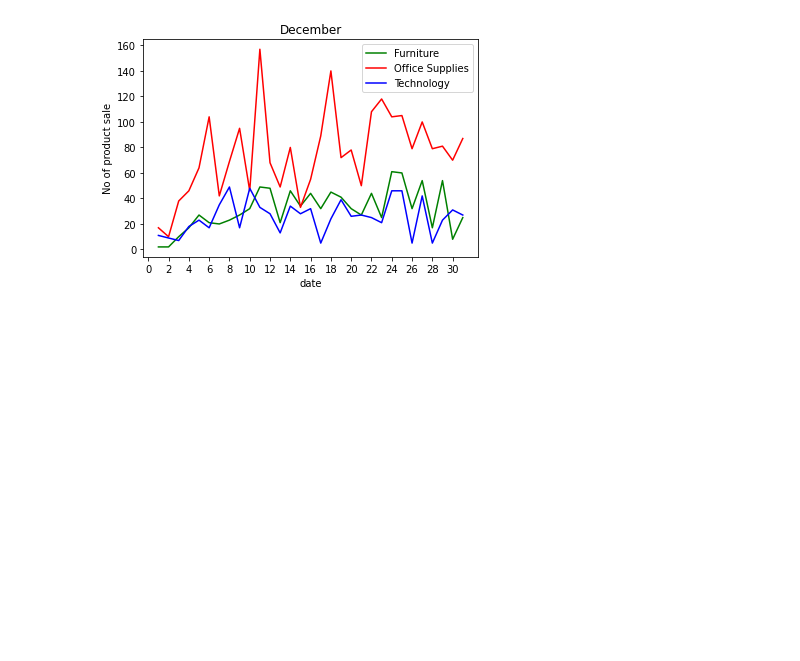
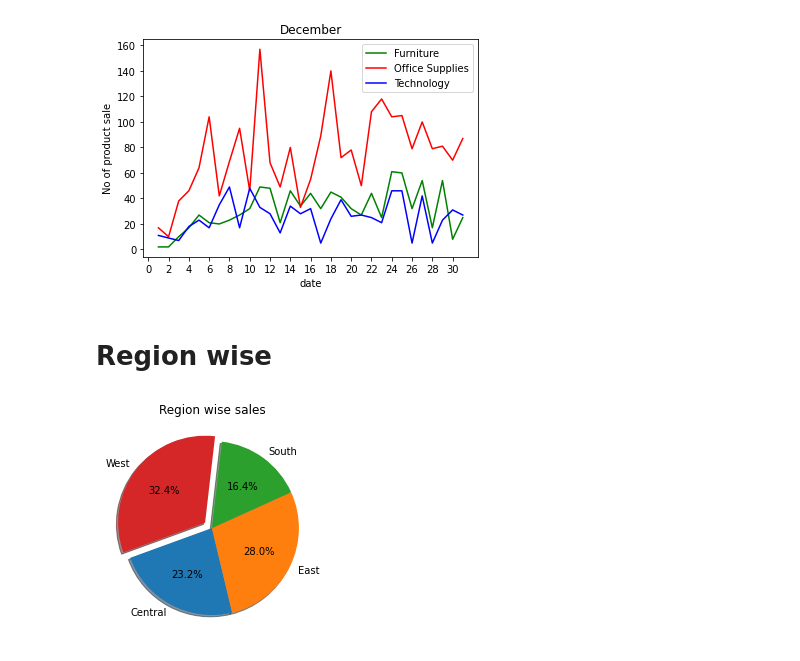
Before and after one commit to Moizcode/Hello-world, a Jupyter notebook: store-dataanalysis.ipynb, the cells around one changed output. Drawn from its saved outputs; the diff is of its cells as text; code cells hidden in the pictures; blank space fills up the shorter version.

Commit message:
Kaggle Notebook | store_dataAnalysis | Version 3

```diff
--- a/store-dataanalysis.ipynb
+++ b/store-dataanalysis.ipynb
@@ -150,3 +150,14 @@ for y in range(1,13):
 [figure]
 [figure]
 [figure]
+# %% [markdown]
+# Region wise
+# %%
+region = store_data.groupby('Region').Quantity.sum().reset_index()
+explode = (0,0,0,0.1)  # this we use to get some part out we can make any value to any where
+#lables
+plt.pie(region['Quantity'],explode = explode,labels=region['Region'],autopct='%1.1f%%',shadow=True,startangle=200)
+plt.title('Region wise sales')
+plt.show()
+# %% [output]
+[figure, added]
```
Also changed, not shown: parts of 5 cells of this notebook.
